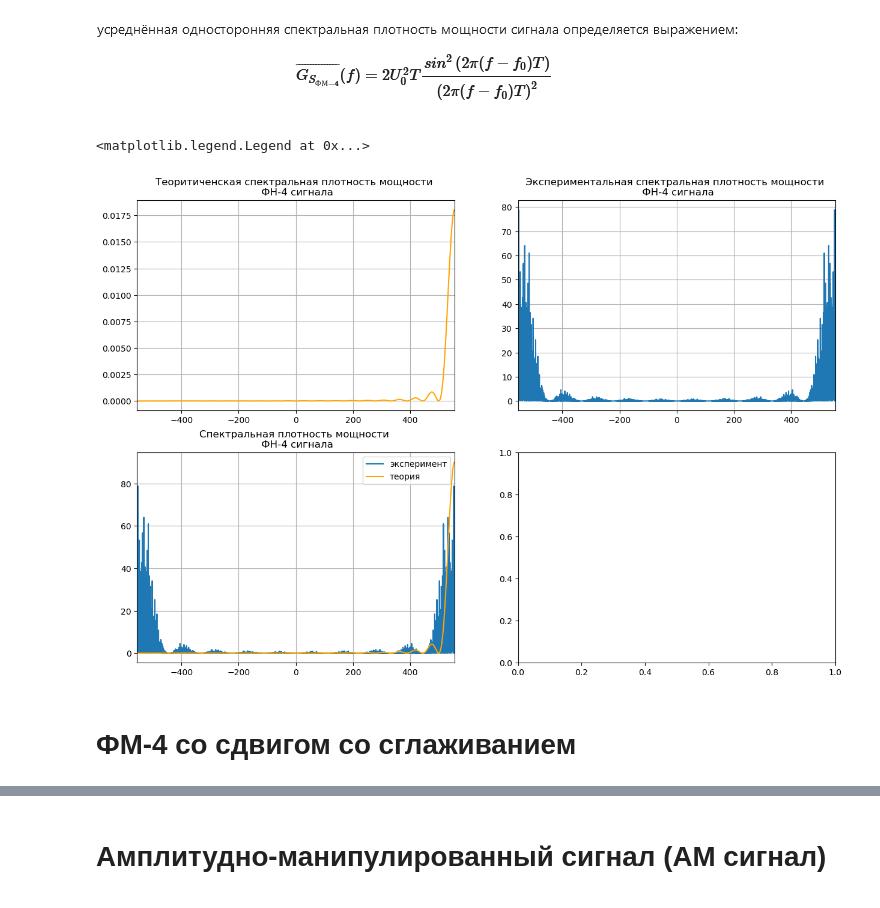
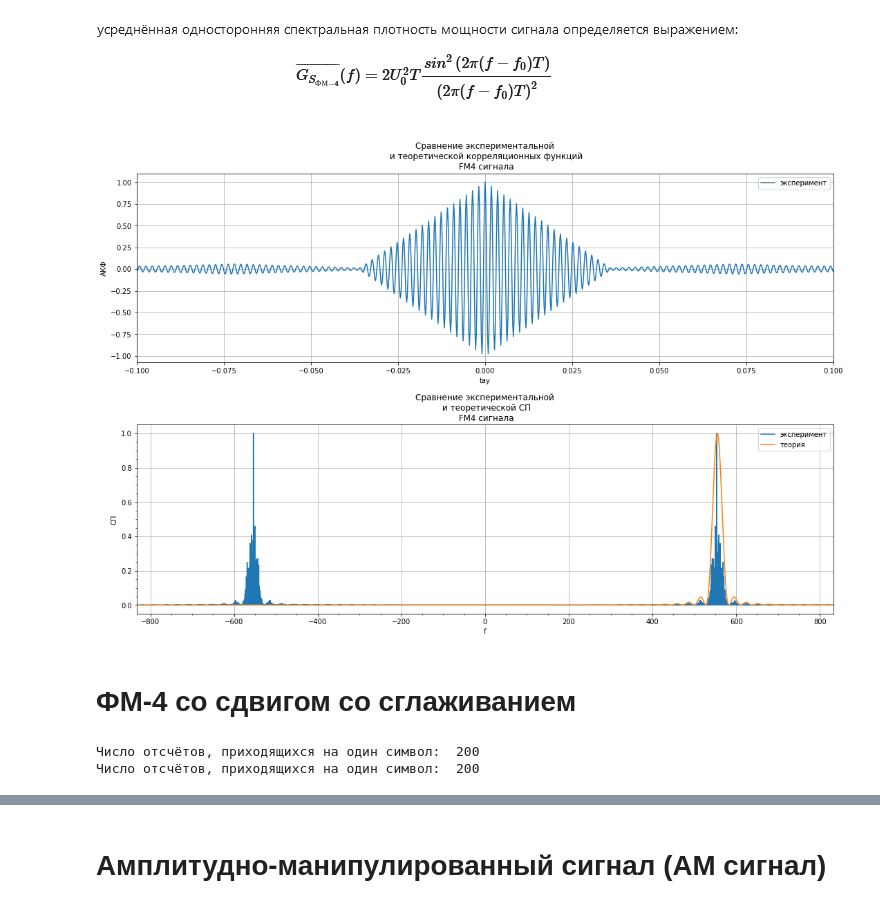
Before and after one commit to AlfaIV/RFinfSystem, a Jupyter notebook: РЛ1-93_ШаповаловИО_lab01.ipynb, the cells around one changed output, grey strips where cells are left out. Cells and saved outputs as stored; diff of their text form; code cells hidden in the pictures.

Commit message:
add AM and FM4 shift and smooth

```diff
--- a/РЛ1-93_ШаповаловИО_lab01.ipynb
+++ b/РЛ1-93_ШаповаловИО_lab01.ipynb
@@ -156,7 +146,12 @@ Text(0.5, 1.0, 'Корреляционная функция \n телеграф
+# %%
+Rexp_fm4, texp_fm4, Gexp_fm4, fexp_fm4 = GetExp(QPSK4_sig)
+fteor = np.linspace(-fs, fs, len(Rexp_fm4))     # шкала частот
+tteor = np.arange(-15*T, 15*T, step=dt)             # шкала времени для теоретической КФ
 # %% [markdown]
 __Спектральная плотность мощьности ФН-4__
 # %% [markdown]
 
 ![image.png](attachment:image.png)
 # %%
-G_fm4 = lambda f, T = T, f_0 = f, U_0 = 1: 2*U_0**2*T*sin(2*const.pi*(f - f_0)*T)**2/(2*const.pi*(f - f_0)*T)**2
+G_fm4 = lambda f, T, f_0 = f, U_0 = U_0: 2*U_0**2*T*np.sin(2*np.pi*(f - f_0)*T)**2/(2*np.pi*(f - f_0)*T)**2
+G_fm4_vec = np.vectorize(G_fm4, excluded=['T', 'f_0', 'U_0'])
@@ -165,34 +158,26 @@ G_fm4_data = np.vectorize(G_fm4)(fexp)
-# %%
-
-fig4,ax4 = plt.subplots(2, 2, figsize = (15,10))
-
-# ax4[0].plot(texp, Rexp, label='эксперимент')      # отображение КФ
-# ax4[0].plot(tteor, R(tteor,T), label='теория')
-# ax4[0].set_xlim(-15*T,15*T)
-# ax4[0].grid(), ax4[0].legend()
-# ax4[0].set_title('Корреляционная функция \n телеграфного сигнала')
-
-
-ax4[0,0].plot(fteor,G_fm4_data,label='теория', color = 'orange')
-ax4[0,0].set_xlim(-1/dt/10,1/dt/10)
-ax4[0,0].set_title('Теоритиченская спектральная плотность мощности \n ФН-4 сигнала')
-ax4[0,0].grid()
-# ax4[0,0].legend()
-
-ax4[0,1].plot(fexp, Gexp, label='эксперимент')        # отображение спектра
-ax4[0,1].set_xlim(-1/dt/10,1/dt/10)
-ax4[0,1].set_title('Экспериментальная спектральная плотность мощности \n ФН-4 сигнала')
-ax4[0,1].grid()
-# ax4[0,1].legend()
-
-ax4[1,0].plot(fexp, Gexp, label='эксперимент')        # отображение спектра
-ax4[1,0].plot(fteor,(len(fteor)/2*G_fm4_data)/10,label='теория', color = 'orange')
-ax4[1,0].set_xlim(-1/dt/10,1/dt/10)
-ax4[1,0].set_title('Спектральная плотность мощности \n ФН-4 сигнала')
-ax4[1,0].grid()
-ax4[1,0].legend()
-# %% [output]
-<matplotlib.legend.Legend at 0x...>
-[figure, removed]
+# %%
+G_fm4_data = G_fm4(fteor, T = T_fm4)
+# %%
+fig8, ax8 = plt.subplots(2, 1, figsize = (15, 10), constrained_layout=True)
+
+ax8[0].plot(texp_fm4, Rexp_fm4/max(Rexp_fm4), label = 'эксперимент')
+ax8[0].set_xlabel('tay')
+ax8[0].set_ylabel('АКФ')
+ax8[0].set_title('Сравнение экспериментальной\n и теоретической корреляционных функций\n FM4 сигнала')
+ax8[0].set_xlim(-0.1, 0.1)
+ax8[0].legend()
+ax8[0].grid()
+
+ax8[1].plot(fexp_fm4, Gexp_fm4/max(Gexp_fm4), label = 'эксперимент')
+ax8[1].plot(fteor, G_fm4_data/max(G_fm4_data), label = 'теория')
+ax8[1].set_xlabel('f')
+ax8[1].set_ylabel('СП')
+ax8[1].set_title('Сравнение экспериментальной\n и теоретической СП\n FM4 сигнала')
+ax8[1].set_xlim(-1.5*f, 1.5*f)
+ax8[1].legend()
+ax8[1].minorticks_on()
+ax8[1].grid()
+# %% [output]
+[figure, added]
 # %% [markdown]
 # ФМ-4 со сдвигом со сглаживанием
@@ -198,0 +187,8 @@ ax4[1,0].legend()
+# %%
+
+n_zero = round(0.1*len(x_shift_smooth[:-1:2]))
+(s_shift_1, t_shift_1, T_shift_1) = to_samples(np.concatenate((x_shift_smooth[:-1:2], np.zeros(n_zero))), f, nperiods = nperiods*2)
+(s_shift_2, t_shift_2, T_shift_2) = to_samples(np.concatenate((np.zeros(n_zero), x_shift_smooth[1::2])), f, nperiods = nperiods*2)
+# %% [output]
+Число отсчётов, приходящихся на один символ:  200
+Число отсчётов, приходящихся на один символ:  200
```
Also changed, not shown: parts of 37 cells of this notebook.
